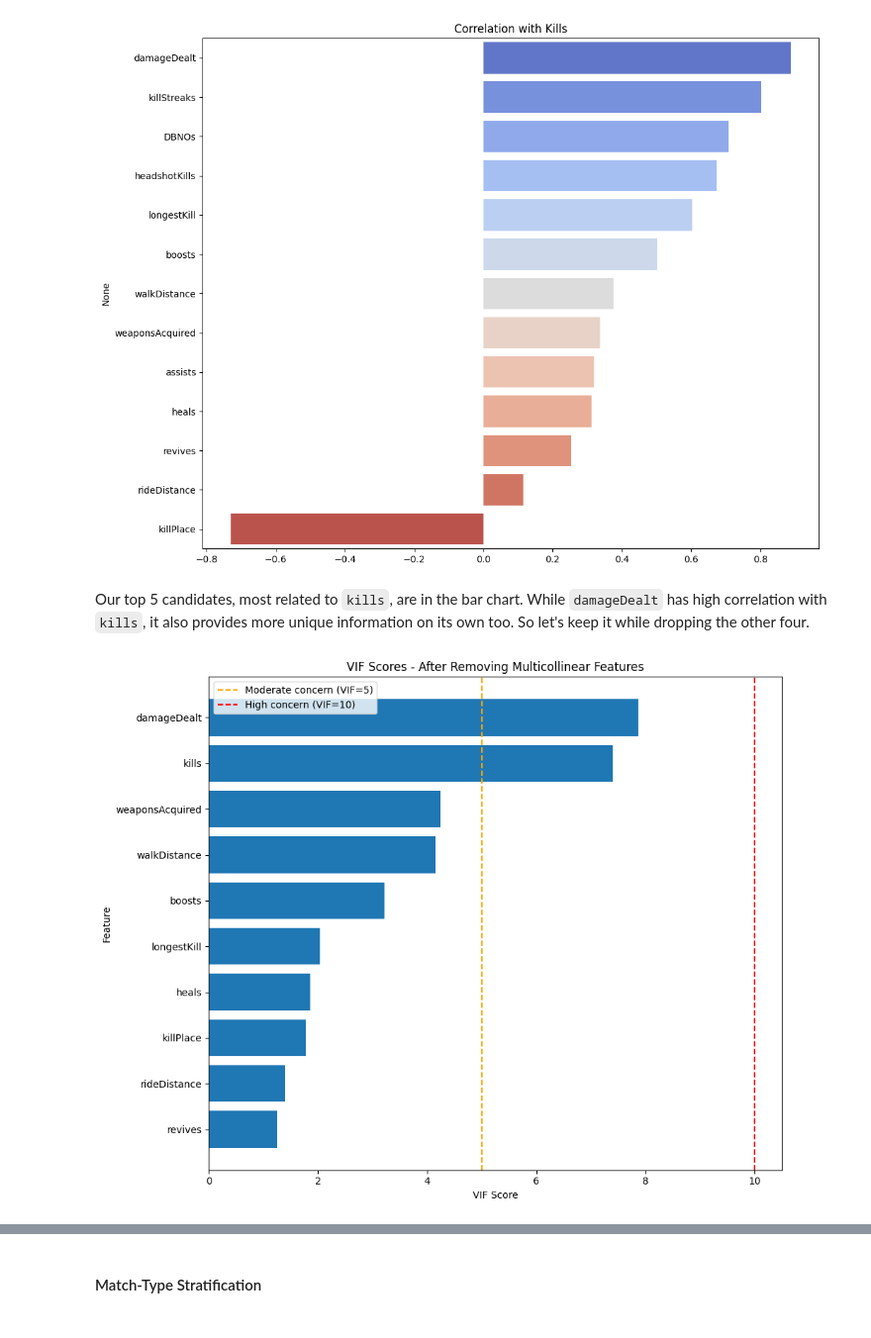
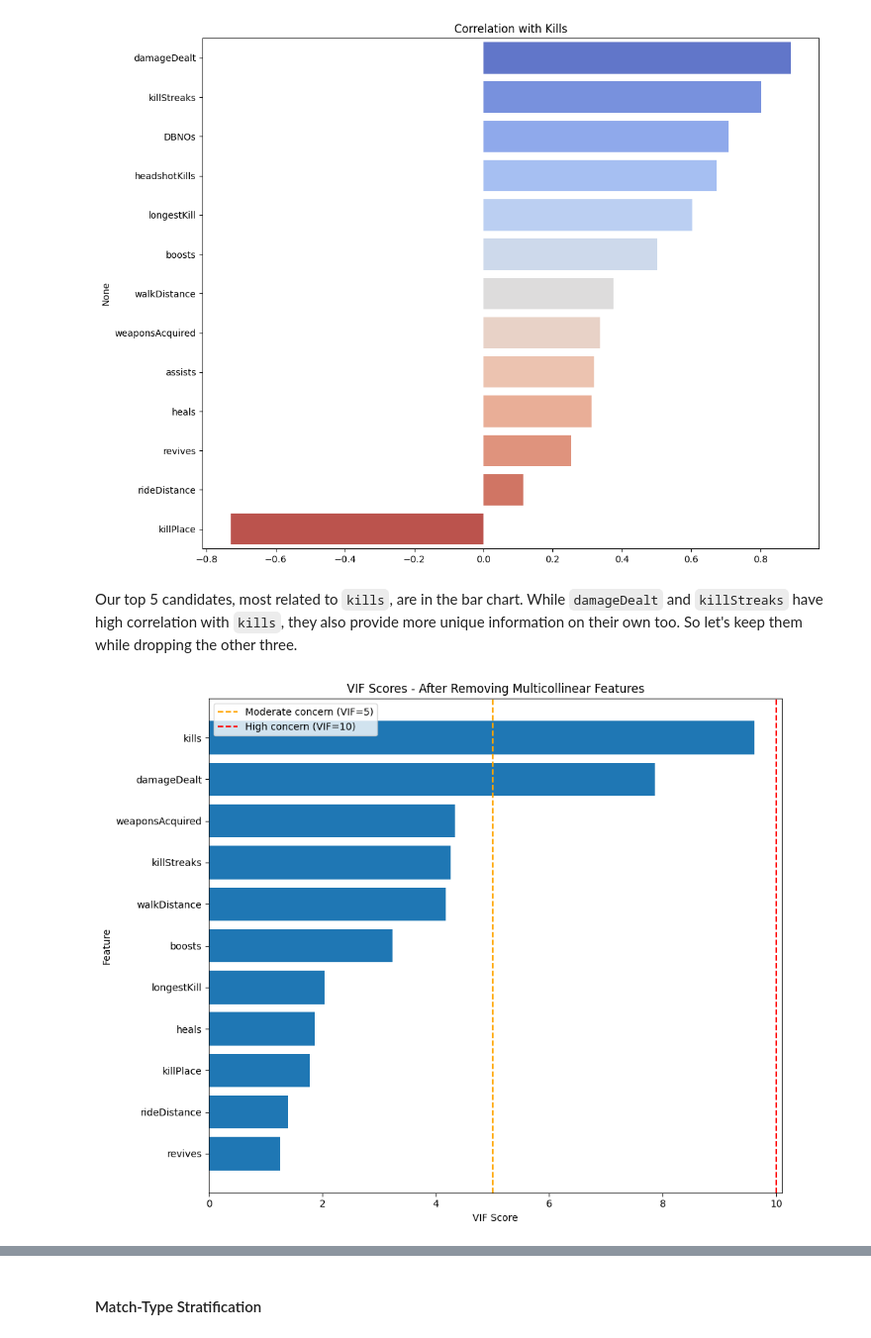
Before and after one commit to dganesh05/project-3, a Jupyter notebook: project-revised.ipynb, the cells around one changed output, grey strips where cells are left out. Shown at 99% size. Saved outputs shown, nothing was run; the diff lists cells and outputs as text; code cells hidden in the pictures.

```diff
--- a/project-revised.ipynb
+++ b/project-revised.ipynb
@@ -471,25 +471,25 @@ Passing `palette` without assigning `hue` is deprecated and will be removed in v
   sns.barplot(x=kills_correlations.values, y=kills_correlations.index, palette='coolwarm')
 [figure]
 # %% [markdown]
-Our top 5 candidates, most related to `kills`, are in the bar chart. While `damageDealt` has high correlation with `kills`, it also provides more unique information on its own too. So let's keep it while dropping the other four.
+Our top 5 candidates, most related to `kills`, are in the bar chart. While `damageDealt` and `killStreaks` have high correlation with `kills`, they also provide more unique information on their own too. So let's keep them while dropping the other three.
 # %%
 features_cleaned = [col for col in features_original if col not in [
-    'killStreaks', 'headshotKills', 'DBNOs', 'assists'
+    'headshotKills', 'DBNOs', 'assists'
 ]]
 vif_cleaned = calculate_vif(df.sample(100000, random_state=random_state), features_cleaned)
 # VIF is stable, as feature correlations dont change much with sample size
 
 plt.figure(figsize=(10, 8))
 plt.barh(vif_cleaned['Feature'], vif_cleaned['VIF'])
 plt.axvline(x=5, color='orange', linestyle='--', label='Moderate concern (VIF=5)')
 plt.axvline(x=10, color='r', linestyle='--', label='High concern (VIF=10)')
 plt.xlabel('VIF Score')
 plt.ylabel('Feature')
 plt.title('VIF Scores - After Removing Multicollinear Features')
 plt.legend()
 plt.gca().invert_yaxis()
 plt.tight_layout()
 plt.show()
 # %% [output]
-[figure, old version]
+[figure, new version]
 # %% [markdown]
```
Also changed, not shown: parts of 5 cells of this notebook.
